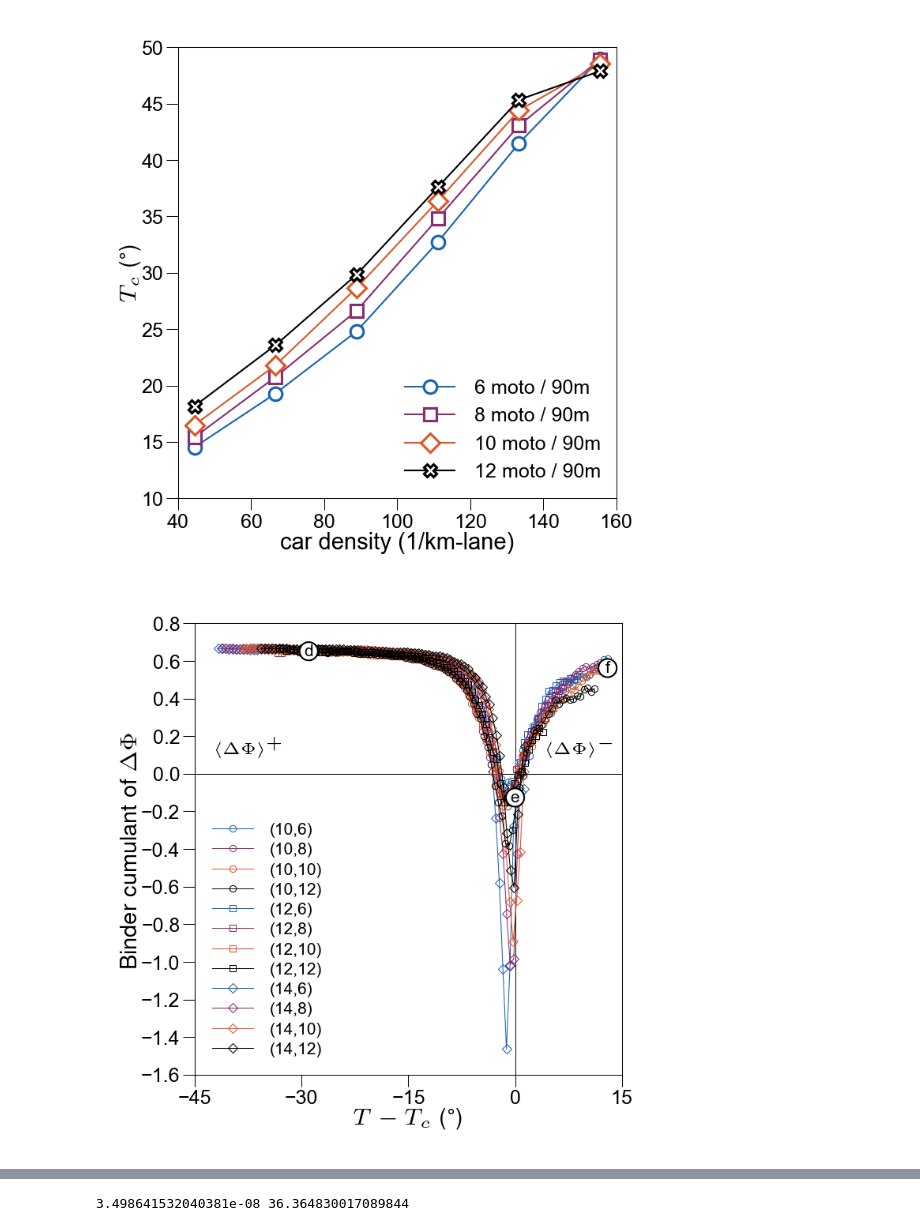
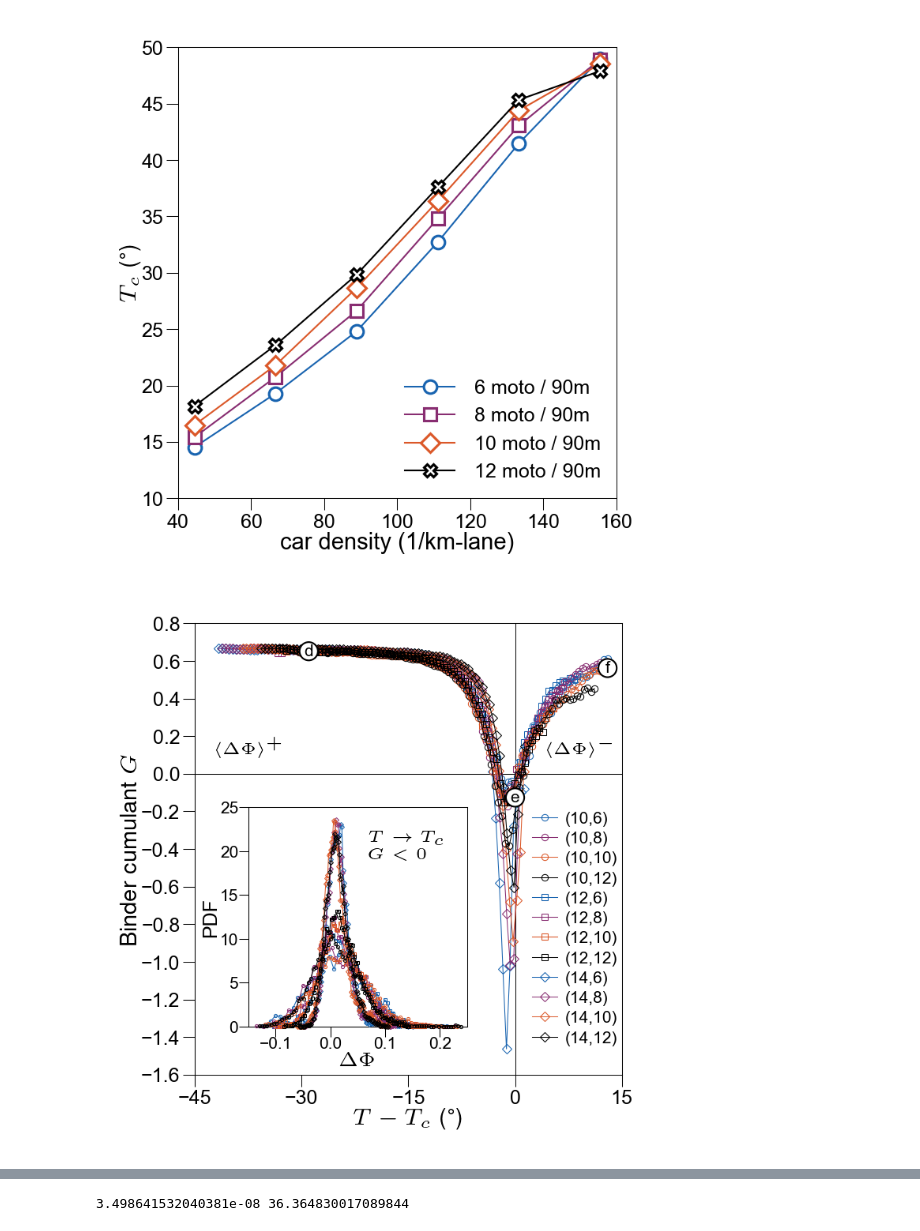
Before and after one commit to EPFL-ENAC/LUTS-pneuma-simulator, a Jupyter notebook: notebooks/figures.ipynb, the cells around one changed output, grey strips where cells are left out. Drawn from its saved outputs; the diff is of its cells as text; code cells hidden in the pictures.

Commit message:
feat: PDF of phase-transition
Issue(s): #12

```diff
--- a/notebooks/figures.ipynb
+++ b/notebooks/figures.ipynb
@@ -65,7 +65,7 @@ yellow = "#E9DC6D"
 # %%
 path = "./output/"
 os.makedirs(path, exist_ok=True)
-with open(f"{path}results_r.json") as openfile:
+with open(f"{path}results_r2.json") as openfile:
     results = json.load(openfile)
 # %%
 in_path = "./input/"
@@ -639,23 +640,26 @@ def statistics(results, permutation, temperature_matrix):
         x, y, low, high = results[str(permutation)]["percolation"]
         x, y, low, high = array(x), array(y), array(low), array(high)
     except:
-        x, y, low, high, cumulant = results[str(permutation)]["percolation"]
-        x, y, low, high, cumulant = array(x), array(y), array(low), array(high), array(cumulant)
+        x, y, _, _, cumulant = results[str(permutation)]["percolation"]
+        x, y, cumulant = array(x), array(y), array(cumulant)
     # https://stackoverflow.com/questions/62525535/
-    yerr = np.array(list(zip(y - low, high - y))).T
+    # yerr = np.array(list(zip(y - low, high - y))).T
     x -= T_c
     try:
-        return x, y, yerr, cumulant, c, zorder, marker
+        return x, y, cumulant, c, zorder, marker
     except:
-        return (x, y, yerr, c, zorder, marker)
+        return (x, y, c, zorder, marker)
 # %%
 fig, ax = plt.subplots(figsize=(5.5 * params.cm, 5.5 * params.cm), dpi=300)
-ms = 4
+# inset Axes....
+axins = inset_axes(ax, 0.925, 0.925, loc=1, bbox_to_anchor=(0.7, 0.65), bbox_transform=ax.figure.transFigure)
+ms = 2
 lw = 0.25
+offset = -3
 for permutation in permutations:
     n_cars, n_moto = permutation
     if n_cars > 8 and n_moto > 4:
-        x, y, yerr, cumulant, c, zorder, marker = statistics(results, permutation, temperature_matrix)
+        x, y, cumulant, c, zorder, marker = statistics(results, permutation, temperature_matrix)
         if n_cars == 12 and n_moto == 6:
             xs = x.astype(int)
             ax.annotate(
@@ -696,8 +700,39 @@ for permutation in permutations:
             x[:-exclude],
             cumulant[:-exclude],
             marker,
-            lw=0.25,
-            ms=2,
+            lw=lw,
+            ms=ms,
+            mfc="None",
+            mew=".25",
+            c=c,
+            zorder=zorder,
+            clip_on=False,
+            label=f"({n_cars},{n_moto})",
+        )
+        (
+            x,
+            y,
+            l_T,
+            l_DPhi,
+            binder,
+        ) = results[
+            str(permutation)
+        ]["percolation"]
+        x, y = array(x), array(y)
+        T_c = fit(x, y)
+        bin_indices = np.digitize(l_T, x)
+        bin_l = unique(bin_indices[(l_T == np.round(T_c))])
+        bin = bin_l[0] + offset
+        y_ = array(l_DPhi)[bin_indices == bin]
+        counts, bin_edges = np.histogram(y_, bins="scott", density=True)
+        # print(len(counts), np.round(x[bin]) - np.round(T_c), binder[bin])
+        bin_centres = (bin_edges[:-1] + bin_edges[1:]) / 2.0
+        _ = axins.plot(
+            bin_centres,
+            counts,
+            marker,
+            lw=lw,
+            ms=1,
             mfc="None",
             mew=".25",
             c=c,
@@ -716,37 +751,52 @@ ax.text(
     usetex=True,
 )
 ax.text(
     0.825,
     0.75,
     "$\\langle \\Delta \\Phi \\rangle^-$",
     ha="left",
     va="top",
     fontsize=5,
     transform=ax.transAxes,
     usetex=True,
 )
 ax.axvline(0, c="k", lw=lw, zorder=1)
 ax.axhline(0, c="k", lw=lw, zorder=1)
+axins.set_xlabel("$\Delta \Phi$", labelpad=0, usetex=True, size=6)
+axins.set_ylabel("PDF", labelpad=0, usetex=False, size=6)
+axins.tick_params(axis="x", pad=0, labelsize=5, size=3)
+axins.tick_params(axis="y", pad=0, labelsize=5, size=3)
+axins.set_ylim(0, 25)
+axins.set_xlim(-0.15, 0.25)
+axins.text(
+    0.55,
+    0.9,
+    r"$T \to T_c$" + "\n" + "$G<0$",
+    ha="left",
+    va="top",
+    fontsize=5,
+    transform=axins.transAxes,
+    usetex=True,
+)
 legend = ax.legend(
-    loc=[0.025, 0.025],
+    loc=[0.775, 0.05],
     frameon=True,
-    handletextpad=1,
+    handletextpad=0.5,
     labelspacing=0.3,
-    handlelength=2.5,
+    handlelength=1.5,
     fontsize=5,
 )
 frame = legend.get_frame()
 frame.set_color("None")
-# ax.set_xlabel("distance from critical point", labelpad=0)
 ax.set_xlabel("$T-T_c$ ($\\degree$)", labelpad=0, usetex=True)
-ax.set_ylabel("Binder cumulant of $\Delta \Phi$", labelpad=0, usetex=True)
+ax.set_ylabel("Binder cumulant $G$", labelpad=0, usetex=True)
 ax.set_xlim(-45, 15)
 ax.set_xticks(arange(-45, 30, 15))
 ax.set_ylim(-0.5, 0.8)
 ax.set_yticks(arange(-1.6, 0.9, 0.2))
 ax.tick_params(axis="x", pad=1)
 ax.tick_params(axis="y", pad=1)
 fig.tight_layout(pad=0)
-plt.savefig(f"./output/figures/phase-transition.pdf", format="pdf", transparent=True)
+# plt.savefig(f"./output/figures/phase-transition_r.pdf", format="pdf", transparent=True)
 # %% [output]
-[figure, old version]
+[figure, new version]
```
Also changed, not shown: parts of 5 cells of this notebook, 3 other files.
